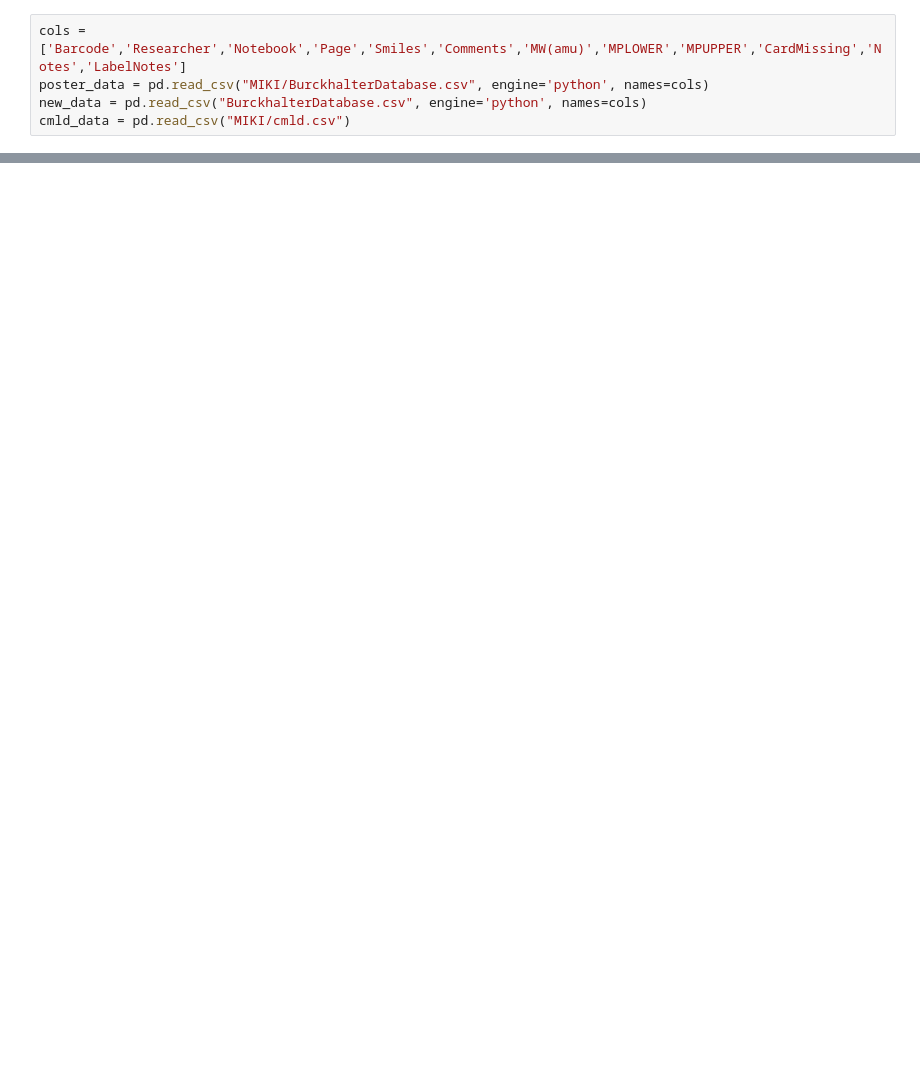
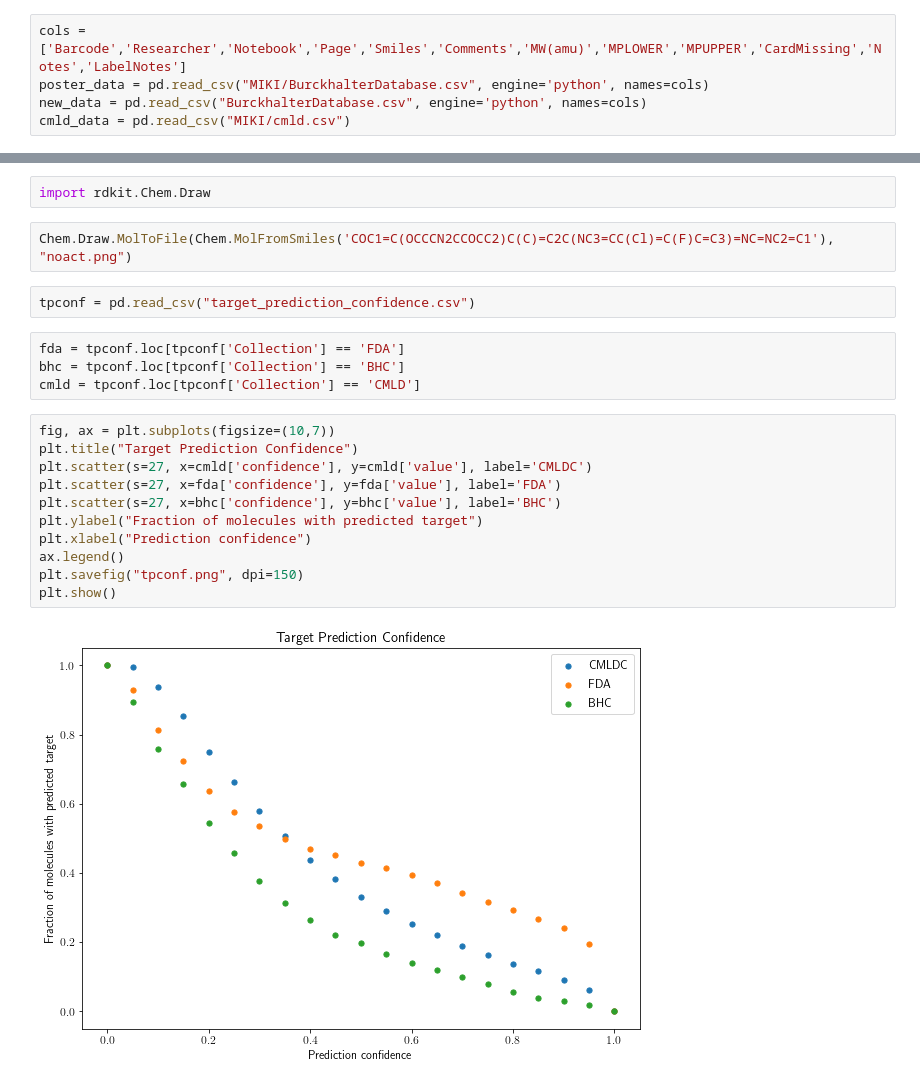
Before and after one commit to boskovicgroup/ccaptp, a Jupyter notebook: analysis.ipynb, the cells around one changed output, grey strips where cells are left out. Saved outputs shown, nothing was run; the diff lists cells and outputs as text; blank space fills up the shorter version.

```diff
--- a/analysis.ipynb
+++ b/analysis.ipynb
@@ -293,0 +797,23 @@ test.rename(columns=test.iloc[0]).drop(test.index[0])
+# %%
+import rdkit.Chem.Draw
+# %%
+Chem.Draw.MolToFile(Chem.MolFromSmiles('COC1=C(OCCCN2CCOCC2)C(C)=C2C(NC3=CC(Cl)=C(F)C=C3)=NC=NC2=C1'), "noact.png")
+# %%
+tpconf = pd.read_csv("target_prediction_confidence.csv")
+# %%
+fda = tpconf.loc[tpconf['Collection'] == 'FDA']
+bhc = tpconf.loc[tpconf['Collection'] == 'BHC']
+cmld = tpconf.loc[tpconf['Collection'] == 'CMLD']
+# %%
+fig, ax = plt.subplots(figsize=(10,7))
+plt.title("Target Prediction Confidence")
+plt.scatter(s=27, x=cmld['confidence'], y=cmld['value'], label='CMLDC')
+plt.scatter(s=27, x=fda['confidence'], y=fda['value'], label='FDA')
+plt.scatter(s=27, x=bhc['confidence'], y=bhc['value'], label='BHC')
+plt.ylabel("Fraction of molecules with predicted target")
+plt.xlabel("Prediction confidence")
+ax.legend()
+plt.savefig("tpconf.png", dpi=150)
+plt.show()
+# %% [output]
+[figure, added]
```
Also changed, not shown: parts of 49 cells of this notebook, 2 other files.
